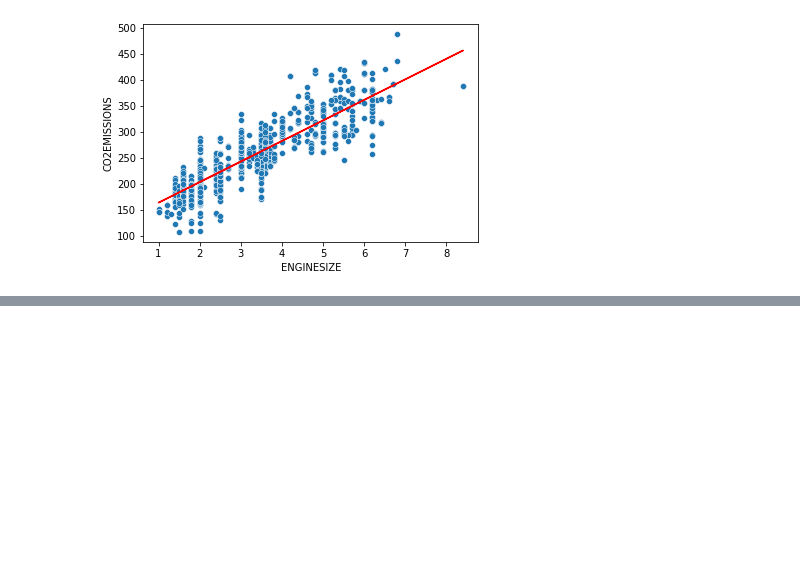
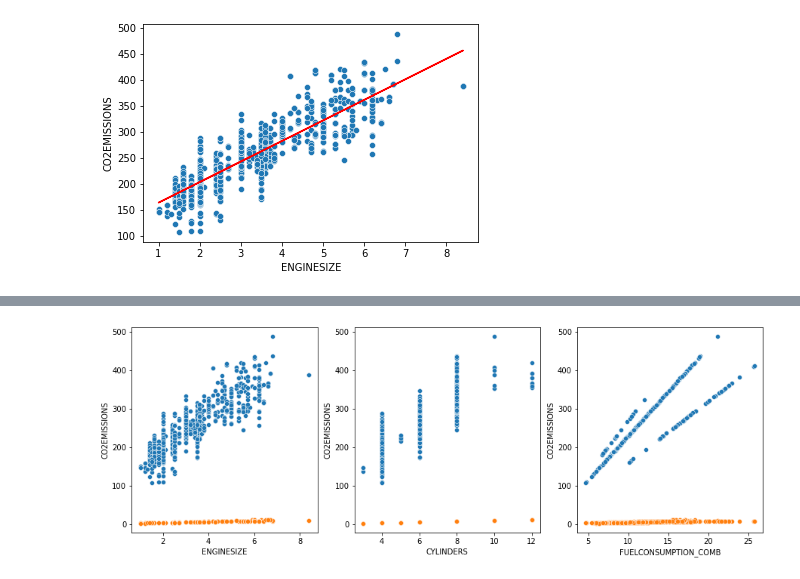
Before and after one commit to Mandar-Karhade/IBM-AI-ML-course, a Jupyter notebook: ML0101EN-Reg-Simple-Linear-Regression-Co2-py-v1-module-2.ipynb, the cells around one changed output, grey strips where cells are left out. Drawn from its saved outputs; the diff is of its cells as text; code cells hidden in the pictures; blank space fills up the shorter version.

```diff
--- a/ML0101EN-Reg-Simple-Linear-Regression-Co2-py-v1-module-2.ipynb
+++ b/ML0101EN-Reg-Simple-Linear-Regression-Co2-py-v1-module-2.ipynb
@@ -135,0 +181,4 @@ Notice that all of the data must be available to traverse and calculate the para
+# %%
+fig
+# %% [output]
+[figure, added]
```
Also changed, not shown: parts of 5 cells of this notebook, 1 other file.
